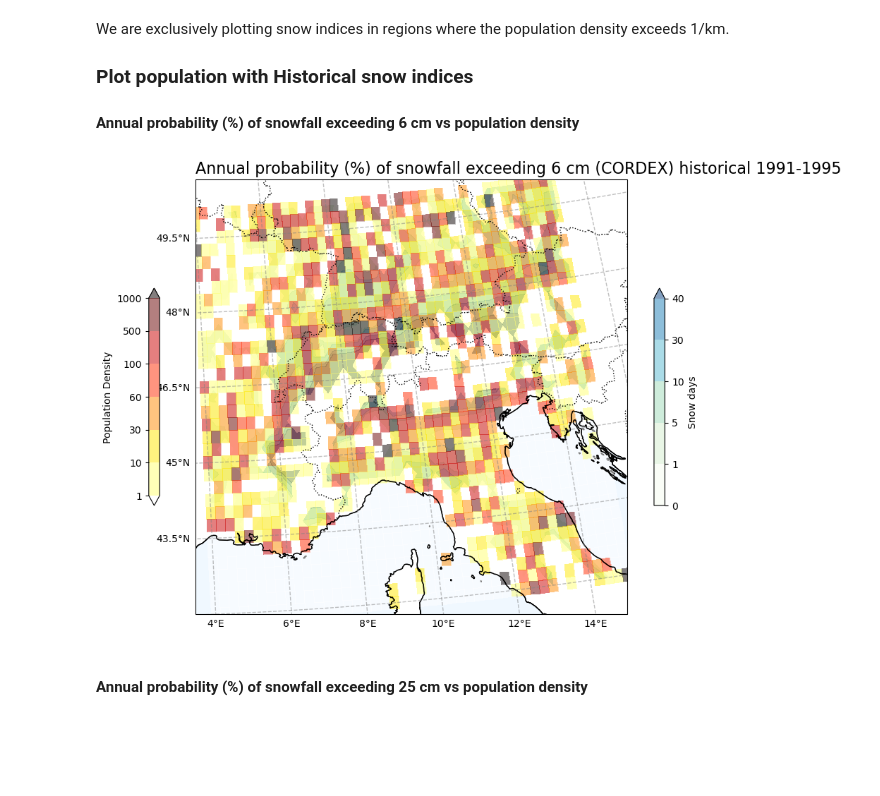
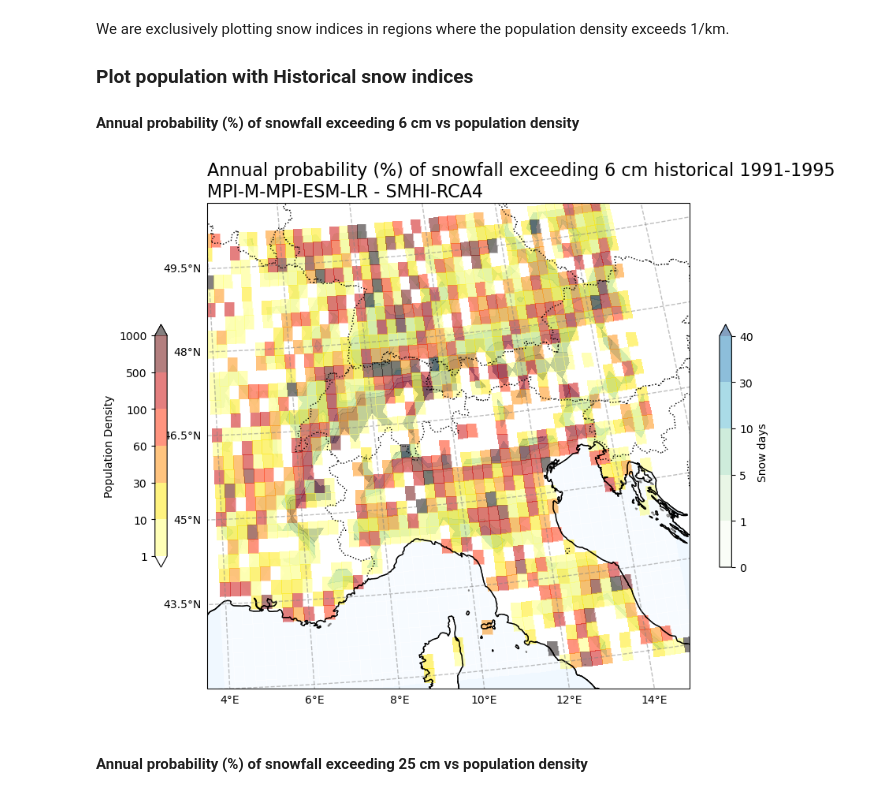
Before and after one commit to CLIMAAX/SNOW, a Jupyter notebook: 01_Heavy_snowfall_and_blizzards/Risk_assessment_SNOW_BLIZZARDS.ipynb, the cells around one changed output. Cells and saved outputs as stored; diff of their text form; code cells hidden in the pictures; blank space fills up the shorter version.

```diff
--- a/01_Heavy_snowfall_and_blizzards/Risk_assessment_SNOW_BLIZZARDS.ipynb
+++ b/01_Heavy_snowfall_and_blizzards/Risk_assessment_SNOW_BLIZZARDS.ipynb
@@ -450,35 +451,35 @@ We are exclusively plotting snow indices in regions where the population density
 # %%
 # Create a mask for snow data where pollution density is below 1
 SelArea_6cm_ind_masked = SelArea_6cm_ind.snow_days.where(SelArea_population >= 1)
 SelArea_25cm_ind_masked = SelArea_25cm_ind.snow_days.where(SelArea_population >= 1)
 SelArea_blizard_ind_masked = SelArea_blizard_ind.blizzard_days.where(SelArea_population >= 1)
 
 population_masked_Blizard = SelArea_population.where(SelArea_blizard_ind.blizzard_days > 0)
 
 min_lon = xmin
 max_lon = xmax
 min_lat = ymin
 max_lat = ymax
 
 SelArea_population = SelArea_population.rename({'longitude': 'lon','latitude': 'lat'})
 
 var1 = np.squeeze(SelArea_6cm_ind_masked)
 var2 = np.squeeze(SelArea_population)
 
 V1_p_levels = [0, 1, 5, 10, 30, 40]
 V2_p_levels =  [1, 10, 30, 60, 100, 500, 1000]
 
 V1_cmap = "GnBu"
 V2_cmap = "hot_r"
 
-Tit1 = f'Annual probability (%) of snowfall exceeding 6 cm (CORDEX) {Hist_experiment_in} {Hist_start_year}-{Hist_end_year}'
+Tit1 = f'Annual probability (%) of snowfall exceeding 6 cm {Hist_experiment_in} {Hist_start_year}-{Hist_end_year} \n{gcm_model_Name} - {rcm_model_Name}'
 V1_cb_tit = 'Population Density'
 V2_cb_tit = 'Snow days'
 
 fileout = os.path.join(plot_dir,f'Population_Density_Annual_probability_snowfall_days_6cm_{gcm_model_Name}_{rcm_model_Name}_{Hist_experiment_in}_{ensemble_member_in}_{Hist_start_year}_{Hist_end_year}.png'.format(areaname))
 plot_overlay_map(var1, var2, V1_p_levels, V2_p_levels, V1_cmap, V2_cmap, Tit1, V1_cb_tit, V2_cb_tit,fileout,min_lon, max_lon, min_lat, max_lat)
 # %% [output]
-[figure, old version]
+[figure, new version]
 # %% [markdown]
 #### Annual probability (%) of snowfall exceeding 25 cm vs population density
 # %%
```
Also changed, not shown: parts of 9 cells of this notebook.
